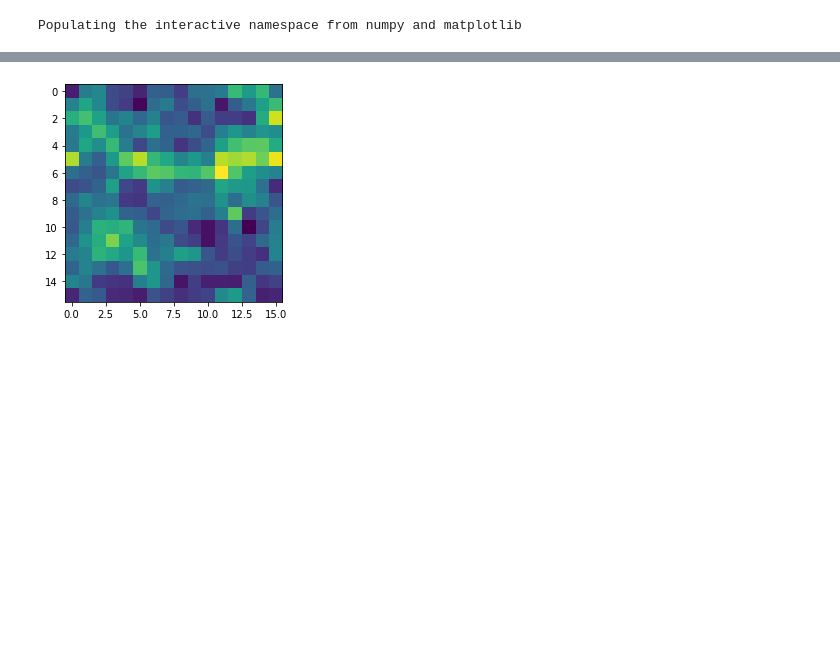
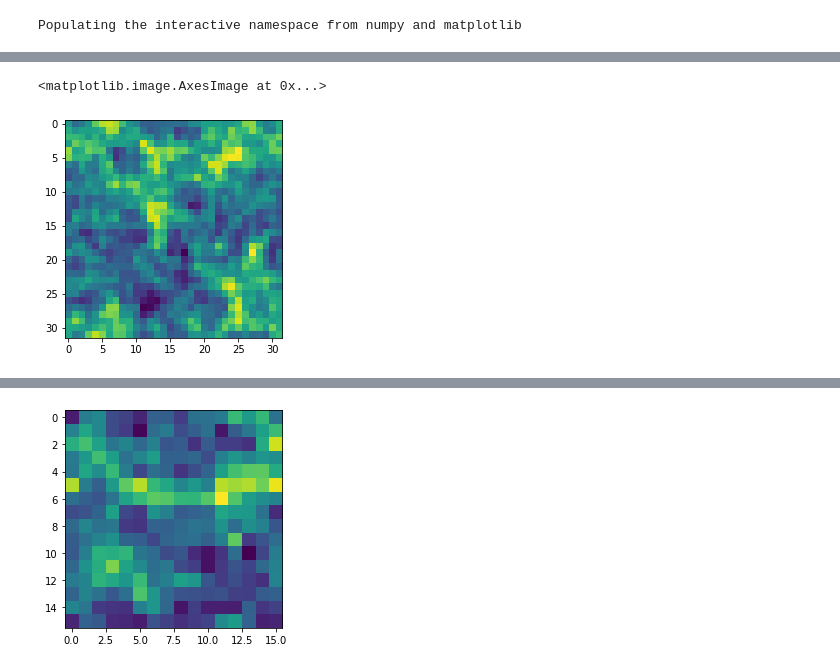
Before and after one commit to jmsull/flowpm, a Jupyter notebook: notebooks/check_particles.ipynb, the cells around one changed output, grey strips where cells are left out. Drawn from its saved outputs; the diff is of its cells as text; code cells hidden in the pictures; blank space fills up the shorter version.

```diff
--- a/notebooks/check_particles.ipynb
+++ b/notebooks/check_particles.ipynb
@@ -67,0 +79,5 @@ dbug max LR force is 0.10166875
+# %%
+imshow(sim_l4[0].sum(axis=0))
+# %% [output]
+<matplotlib.image.AxesImage at 0x...>
+[figure, added]
```
Also changed, not shown: parts of 9 cells of this notebook, 11 other files.
